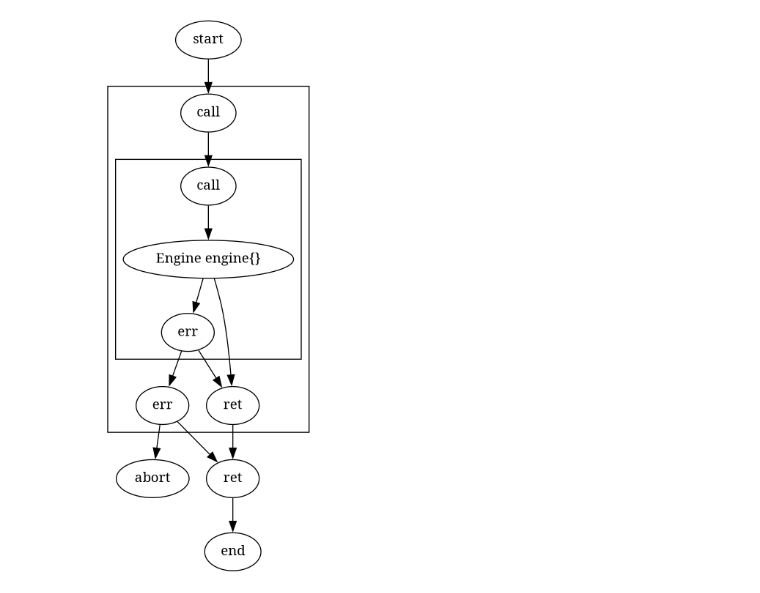
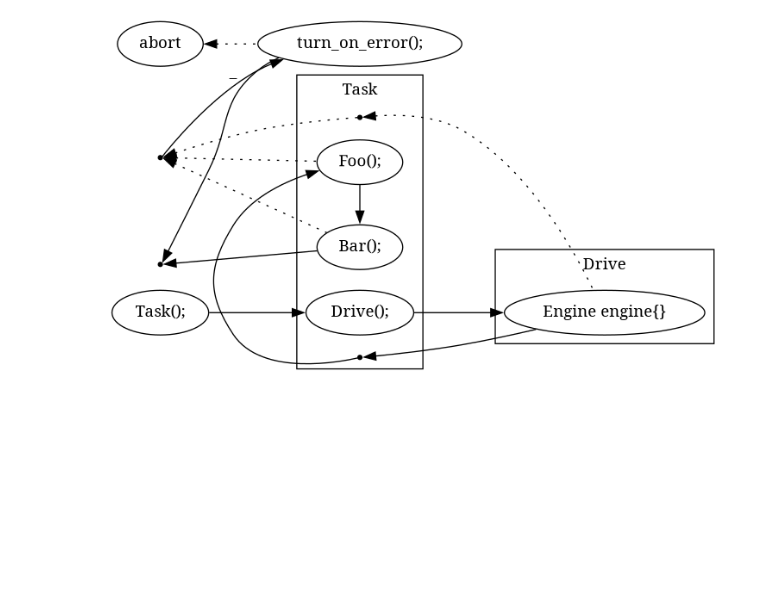
Before and after one commit to per42/exceptions, a Jupyter notebook: exceptions.ipynb, the cells around one changed output. Cells and saved outputs as stored; diff of their text form; code cells hidden in the pictures; blank space fills up the shorter version.

```diff
--- a/exceptions.ipynb
+++ b/exceptions.ipynb
@@ -14,11 +14,14 @@ class Node:
 
 @dataclass(kw_only=True)
 class Op(Node):
-    catch: dict[str, str]|None = None
+    catch: dict[str, "Action"]|None = None
 
     def accept(self, v: Visitor):
         v.visit(self)
 
+@dataclass(kw_only=True)
+class Action(Op):
+    name: str
 
 @dataclass(kw_only=True)
 class Object(Op):
@@ -39,48 +42,70 @@ class Function(Op):
             op.accept(v)
 
 
-program = Function(name="Task", ops=[Function(name="Drive", ops=[Object(name="engine", cls="Engine")], catch={"_": "Failed to drive"})])
+program = Function(name="Task", ops=[Function(name="Drive", ops=[Object(name="engine", cls="Engine")]), Action(name="Foo"), Action(name="Bar")],catch={"_": Action(name="turn_on_error")})
 # %%
 def key(op: Op, extra:str|None=None):
     k = f"{id(op)}"
     if extra: k = extra + "_" + k
     return k
 
 class Cxx:
     def __init__(self, op: Op):
         self.root = gv.Digraph()
-        self.root.node(curr:="start", "start")
+        self.root.attr(rankdir="LR")
+        # self.root.node(curr:="start", "start")
         self.root.node(err:="err", "abort")
-        last = self.visit_Op(op, self.root, curr, err)
-        self.root.node(end:="end", "end")
-        self.root.edge(last, end)
+        first, last = self.visit_Op(op, self.root, err)
+        # self.root.edge(curr, curr)
+        # self.root.node(end:="end", "end")
+        # self.root.edge(last, end)
 
-    def visit_Op(self, op: Op, g: gv.Digraph, last:str, err:str) -> str:
+    def visit_Op(self, op: Op, g: gv.Digraph, err:str) -> tuple[str, str]:
         match op:
             case Function():
-                g.node(curr:=key(op), f"call")
-                g.edge(last, curr)
-                last = curr
-                g.node(cerr:=key(op, "err"), f"err")
+                g.node(curr:=key(op), f"{op.name}();")
+                # self.root.edge(last, curr)
+                # last = curr
+                g.node(cerr:=key(op, "err"), shape="point")
+                # self.root.edge(curr, cerr, style="invis")
+                self.root.edge(curr, cerr, constraint="false", style="invis")
 
-                with g.subgraph(name=key(op, "cluster"), comment=op.name) as cg:
-                    for cop in op.ops:
-                        last = self.visit_Op(cop, cg, last, cerr)
+                with self.root.subgraph(name=key(op, "cluster")) as cg:
+                    cg: gv.Digraph
+                    cg.attr(label=op.name)
+                    for cop_i, cop in enumerate(op.ops):
+                        first, last = self.visit_Op(cop, cg, cerr)
+                        if cop_i == 0:
+                            g.edge(curr, first)
+                        if cop_i != 0:
+                            cg.edge(prev, first, constraint="false")
+                        prev = last
 
-                g.node(ret:=key(op, "ret"), f"ret")
-                g.edge(last, ret)
-                g.edge(cerr, ret)
-                g.edge(cerr, err)
-                return ret
+                g.node(ret:=key(op, "ret"), shape="point")
+                self.root.edge(cerr, ret, constraint="false", style="invis")
+                self.root.edge(ret, last, dir="back")
             case Object():
                 g.node(curr:=key(op), f"{op.cls} {op.name}{{}}")
-                g.edge(last, curr)
-                g.edge(curr, err)
-                return curr
+                cerr = ret = curr
+            case Action():
+                g.node(curr:=key(op), f"{op.name}();")
+                cerr = ret = curr
             case _:
-                raise NotImplemented
+                raise NotImplementedError()
+
+        if op.catch is not None:
+            for e, eop in op.catch.items():
+                first, last = self.visit_Op(eop, g, err)
+                self.root.edge(cerr, first, e, constraint="false")
+                self.root.edge(last, ret, constraint="false")
+
+        if op.catch is None or "_" not in op.catch:
+            self.root.edge(err, cerr, dir="back", style="dotted")
+
+        return curr, ret
 
 cxx = Cxx(program)
 display_g(cxx.root)
+print(cxx.root.source)
 # %% [output]
-[figure, old version]
+[figure, new version]
```
Also changed, not shown: parts of 2 cells of this notebook.
